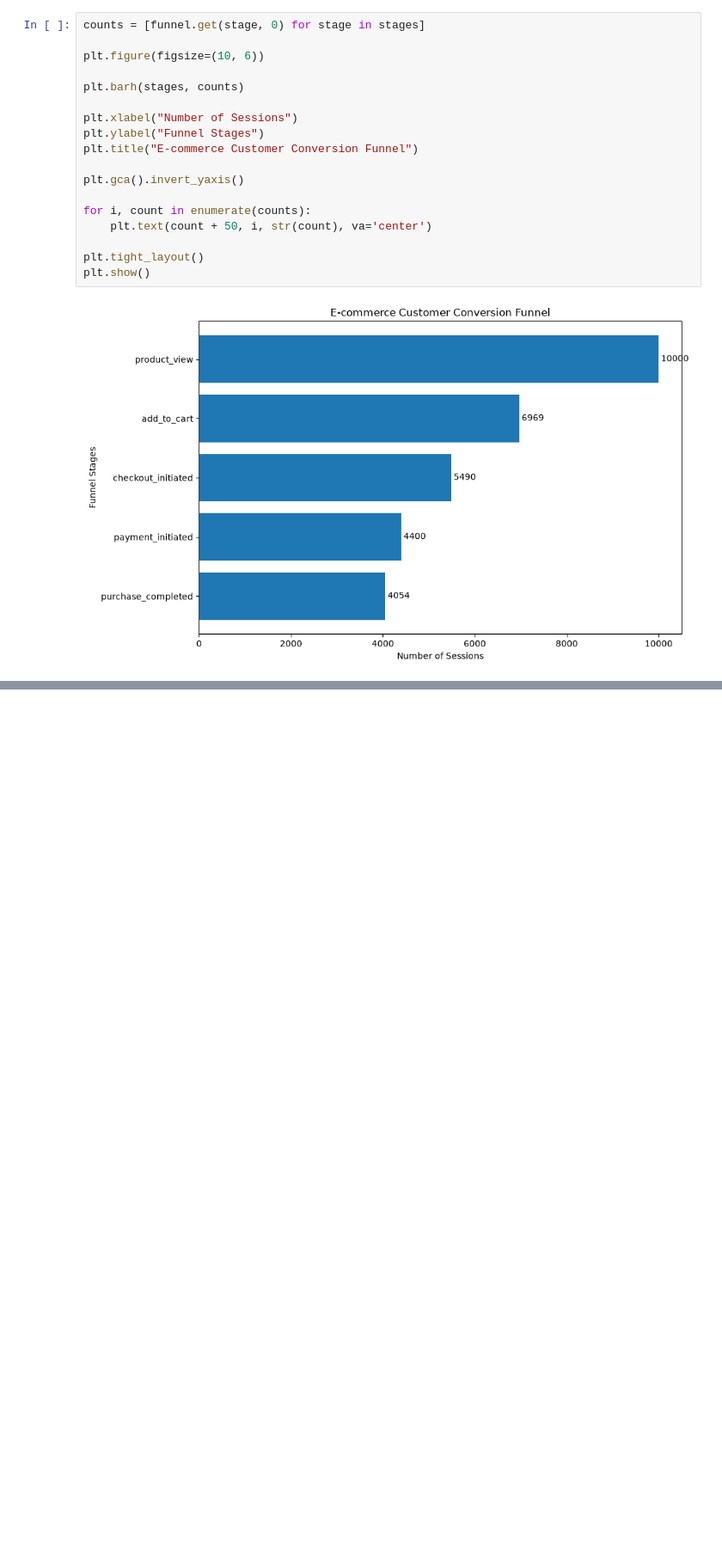
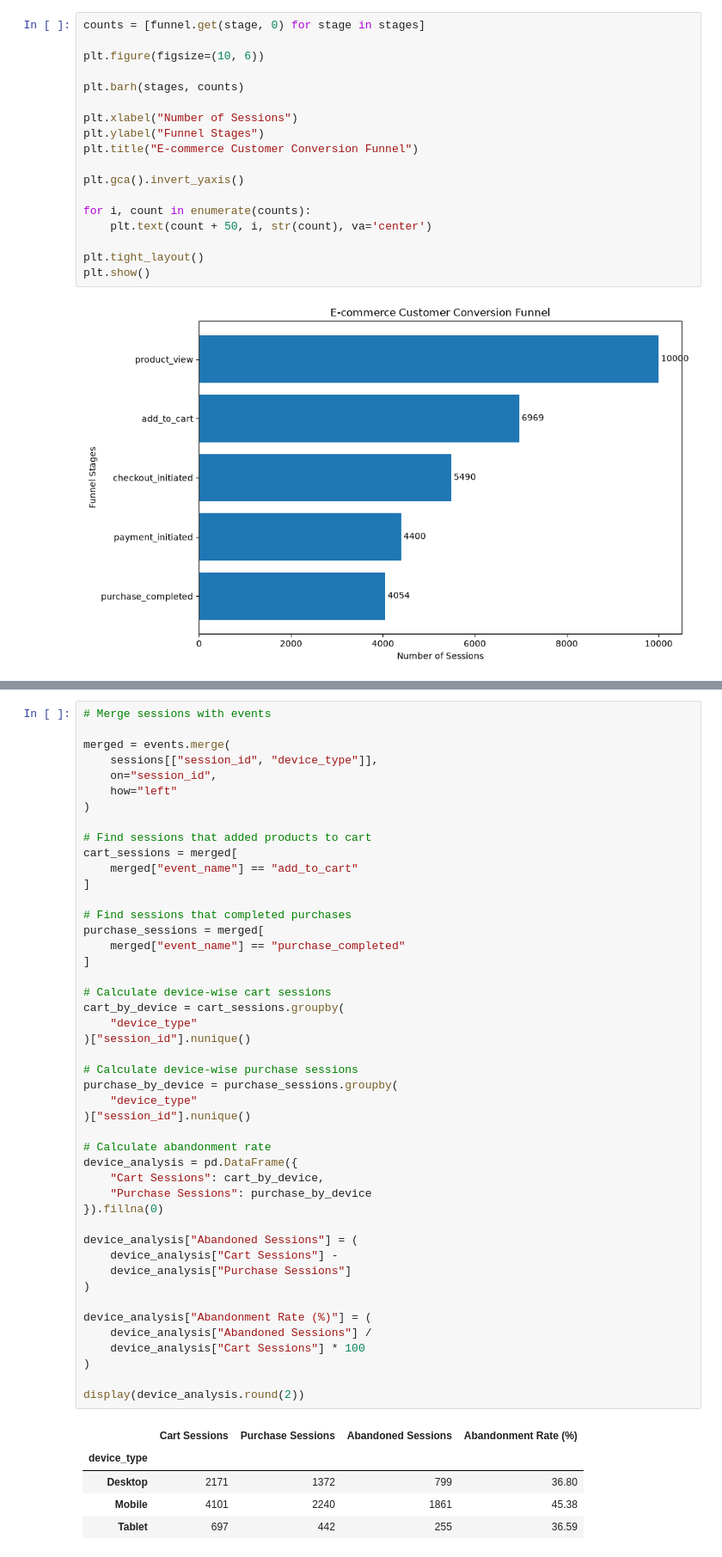
Before and after one commit to saanvi-saxena/cart-abandonment-analysis, a Jupyter notebook: python/data_exploration.ipynb, the cells around one changed output, grey strips where cells are left out. Shown at 86% size. Drawn from its saved outputs; the diff is of its cells as text; blank space fills up the shorter version.

```diff
--- a/python/data_exploration.ipynb
+++ b/python/data_exploration.ipynb
@@ -165,0 +190,52 @@ plt.show()
+# %%
+# Merge sessions with events
+
+merged = events.merge(
+    sessions[["session_id", "device_type"]],
+    on="session_id",
+    how="left"
+)
+
+# Find sessions that added products to cart
+cart_sessions = merged[
+    merged["event_name"] == "add_to_cart"
+]
+
+# Find sessions that completed purchases
+purchase_sessions = merged[
+    merged["event_name"] == "purchase_completed"
+]
+
+# Calculate device-wise cart sessions
+cart_by_device = cart_sessions.groupby(
+    "device_type"
+)["session_id"].nunique()
+
+# Calculate device-wise purchase sessions
+purchase_by_device = purchase_sessions.groupby(
+    "device_type"
+)["session_id"].nunique()
+
+# Calculate abandonment rate
+device_analysis = pd.DataFrame({
+    "Cart Sessions": cart_by_device,
+    "Purchase Sessions": purchase_by_device
+}).fillna(0)
+
+device_analysis["Abandoned Sessions"] = (
+    device_analysis["Cart Sessions"] -
+    device_analysis["Purchase Sessions"]
+)
+
+device_analysis["Abandonment Rate (%)"] = (
+    device_analysis["Abandoned Sessions"] /
+    device_analysis["Cart Sessions"] * 100
+)
+
+display(device_analysis.round(2))
+# %% [output]
+|  | Cart Sessions | Purchase Sessions | Abandoned Sessions | Abandonment Rate (%) |
+| device_type |  |  |  |  |
+| Desktop | 2171 | 1372 | 799 | 36.80 |
+| Mobile | 4101 | 2240 | 1861 | 45.38 |
+| Tablet | 697 | 442 | 255 | 36.59 |
```
Also changed, not shown: parts of 5 cells of this notebook.
